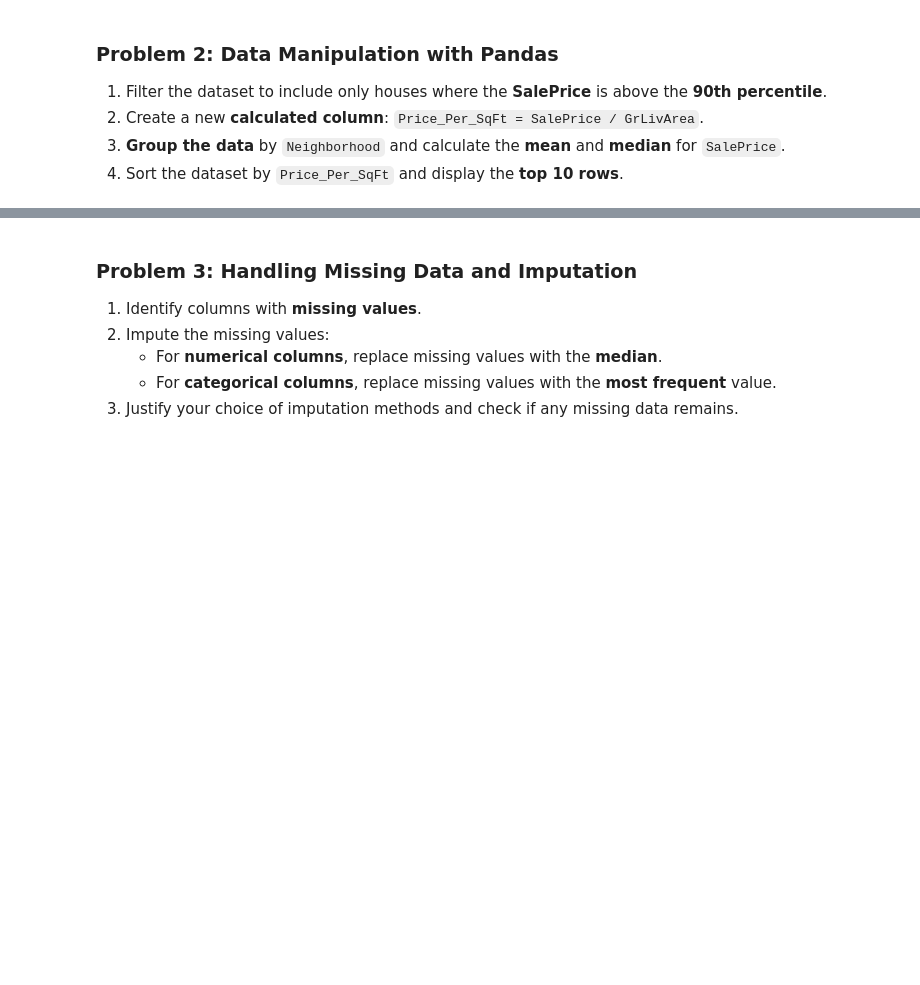
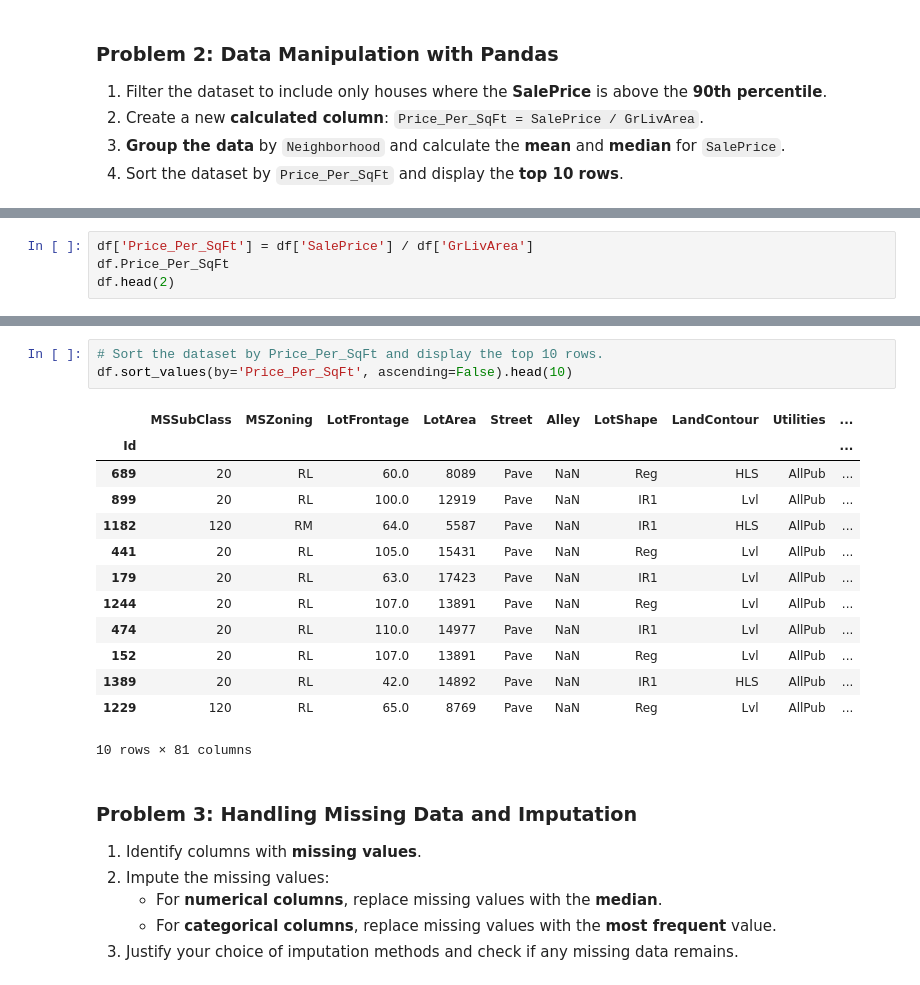
Before and after one commit to abinhyanmikha/Data-Science, a Jupyter notebook: Assignment/Assignment7/Assignment-07_Sep11.ipynb, the cells around one changed output, grey strips where cells are left out. Cells and saved outputs as stored; diff of their text form; blank space fills up the shorter version.

Commit message:
Assignment 7 HOusing dataset problem 1 and 2

```diff
--- a/Assignment/Assignment7/Assignment-07_Sep11.ipynb
+++ b/Assignment/Assignment7/Assignment-07_Sep11.ipynb
@@ -323,0 +380,4 @@ df.describe().T
+# %%
+df['Price_Per_SqFt'] = df['SalePrice'] / df['GrLivArea']
+df.Price_Per_SqFt
+df.head(2)
@@ -324,3 +412,20 @@ df.describe().T
+# %%
+# Sort the dataset by Price_Per_SqFt and display the top 10 rows.
+df.sort_values(by='Price_Per_SqFt', ascending=False).head(10)
+# %% [output]
+|  | MSSubClass | MSZoning | LotFrontage | LotArea | Street | Alley | LotShape | LandContour | Utilities | ... |
+| Id |  |  |  |  |  |  |  |  |  | ... |
+| 689 | 20 | RL | 60.0 | 8089 | Pave | NaN | Reg | HLS | AllPub | ... |
+| 899 | 20 | RL | 100.0 | 12919 | Pave | NaN | IR1 | Lvl | AllPub | ... |
+| 1182 | 120 | RM | 64.0 | 5587 | Pave | NaN | IR1 | HLS | AllPub | ... |
+| 441 | 20 | RL | 105.0 | 15431 | Pave | NaN | Reg | Lvl | AllPub | ... |
+| 179 | 20 | RL | 63.0 | 17423 | Pave | NaN | IR1 | Lvl | AllPub | ... |
+| 1244 | 20 | RL | 107.0 | 13891 | Pave | NaN | Reg | Lvl | AllPub | ... |
+| 474 | 20 | RL | 110.0 | 14977 | Pave | NaN | IR1 | Lvl | AllPub | ... |
+| 152 | 20 | RL | 107.0 | 13891 | Pave | NaN | Reg | Lvl | AllPub | ... |
+| 1389 | 20 | RL | 42.0 | 14892 | Pave | NaN | IR1 | HLS | AllPub | ... |
+| 1229 | 120 | RL | 65.0 | 8769 | Pave | NaN | Reg | Lvl | AllPub | ... |
+10 rows × 81 columns
 # %% [markdown]
 ### **Problem 3: Handling Missing Data and Imputation**
 1. Identify columns with **missing values**.
```
Also changed, not shown: parts of 6 cells of this notebook.
